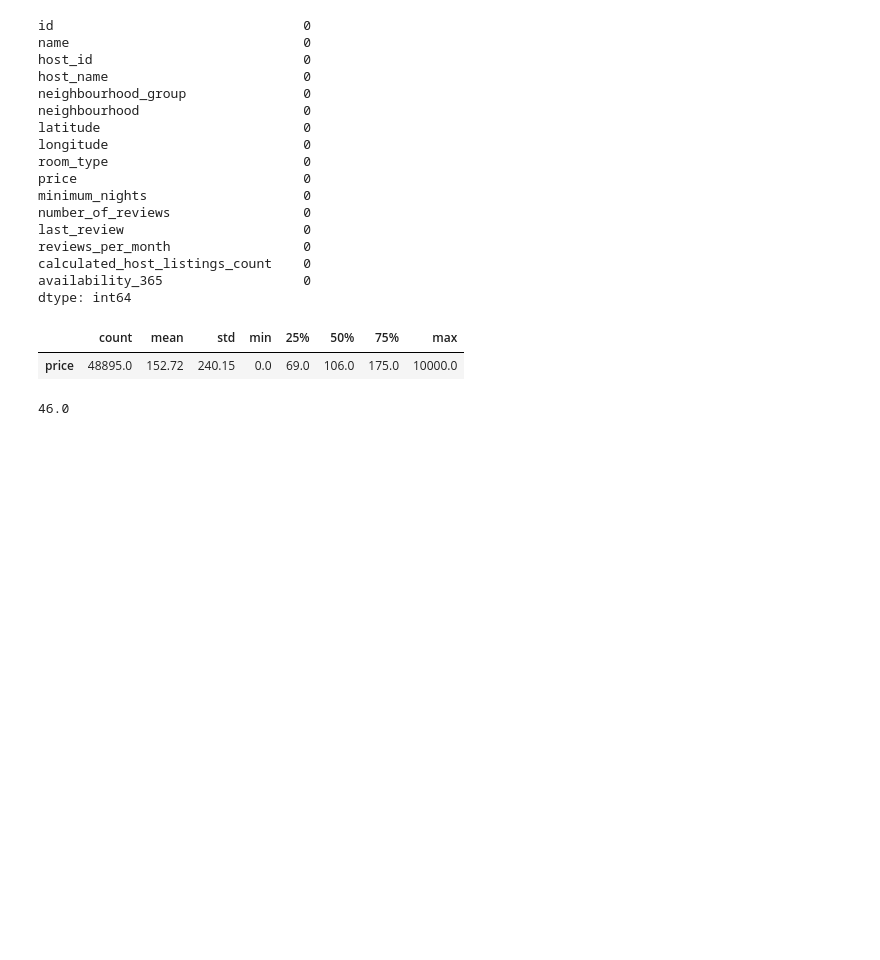
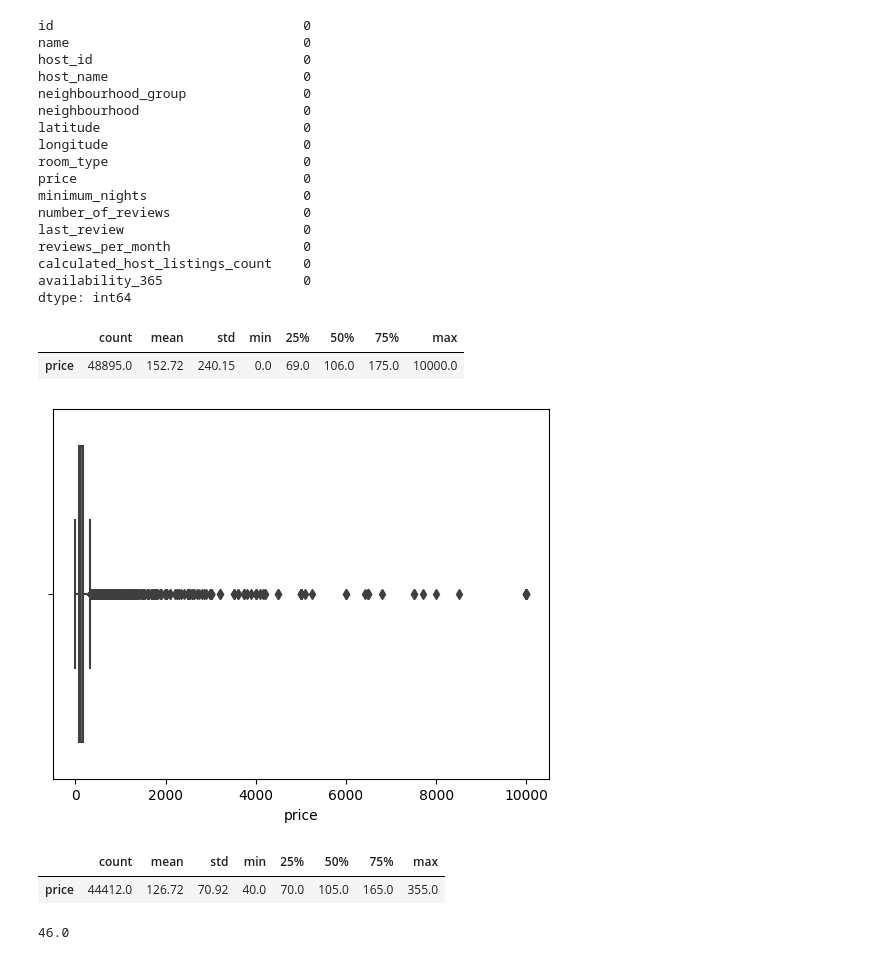
Before and after one commit to I-AM-PRASHANT-VERMA/Almabetter-Capstone-Project-AirBnb-Bookings-Exploratory-Data-Analysis, a Jupyter notebook: My_Airbnb_EDA_capstone_project.ipynb, the cells around one changed output. Saved outputs shown, nothing was run; the diff lists cells and outputs as text; code cells hidden in the pictures; blank space fills up the shorter version.

```diff
--- a/My_Airbnb_EDA_capstone_project.ipynb
+++ b/My_Airbnb_EDA_capstone_project.ipynb
@@ -523,6 +521,15 @@ price_stats
 # %% [output]
 |  | count | mean | std | min | 25% | 50% | 75% | max |
 | price | 48895.0 | 152.72 | 240.15 | 0.0 | 69.0 | 106.0 | 175.0 | 10000.0 |
+# %%
+# Create a boxplot to visualize the distribution of 'price' values
+import seaborn as sns
+import matplotlib.pyplot as plt
+
+sns.boxplot(x="price", data=airbnb_df)
+plt.show()
+# %% [output]
+[figure, added]
 # %%
 # Dealing with outliers in the 'price' column
 
@@ -537,6 +544,10 @@ airbnb_df = airbnb_df[cond1 & cond2]
 # %%
 # Generate and display descriptive statistics for the 'price' column
 price_stats_transposed = airbnb_df[['price']].describe().round(2).T
+price_stats_transposed
+# %% [output]
+|  | count | mean | std | min | 25% | 50% | 75% | max |
+| price | 44412.0 | 126.72 | 70.92 | 40.0 | 70.0 | 105.0 | 165.0 | 355.0 |
 # %%
 # Calculate the 5th percentile of the 'price' column
 airbnb_df['price'].quantile(0.05)
```
Also changed, not shown: parts of 65 cells of this notebook.
